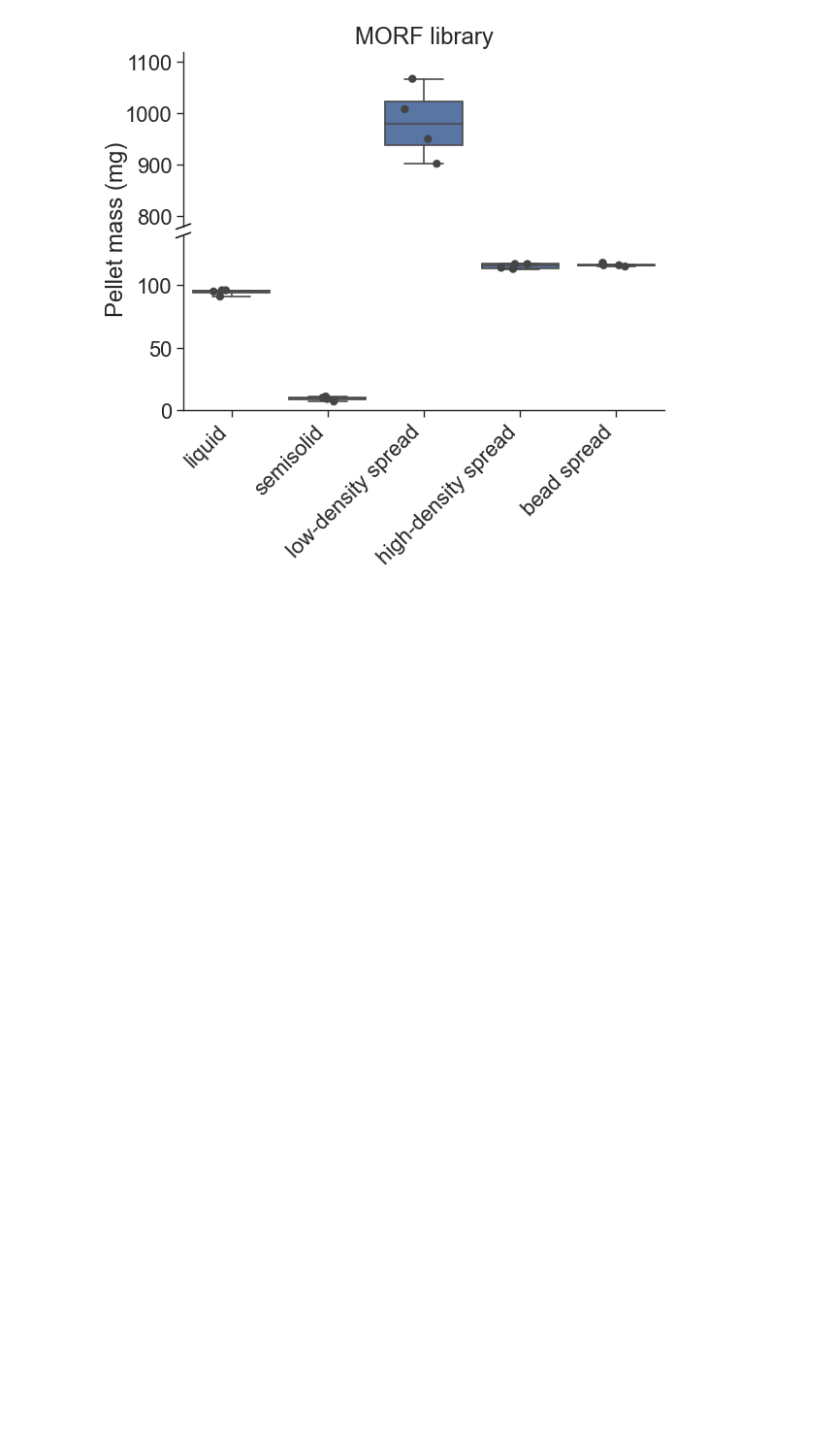
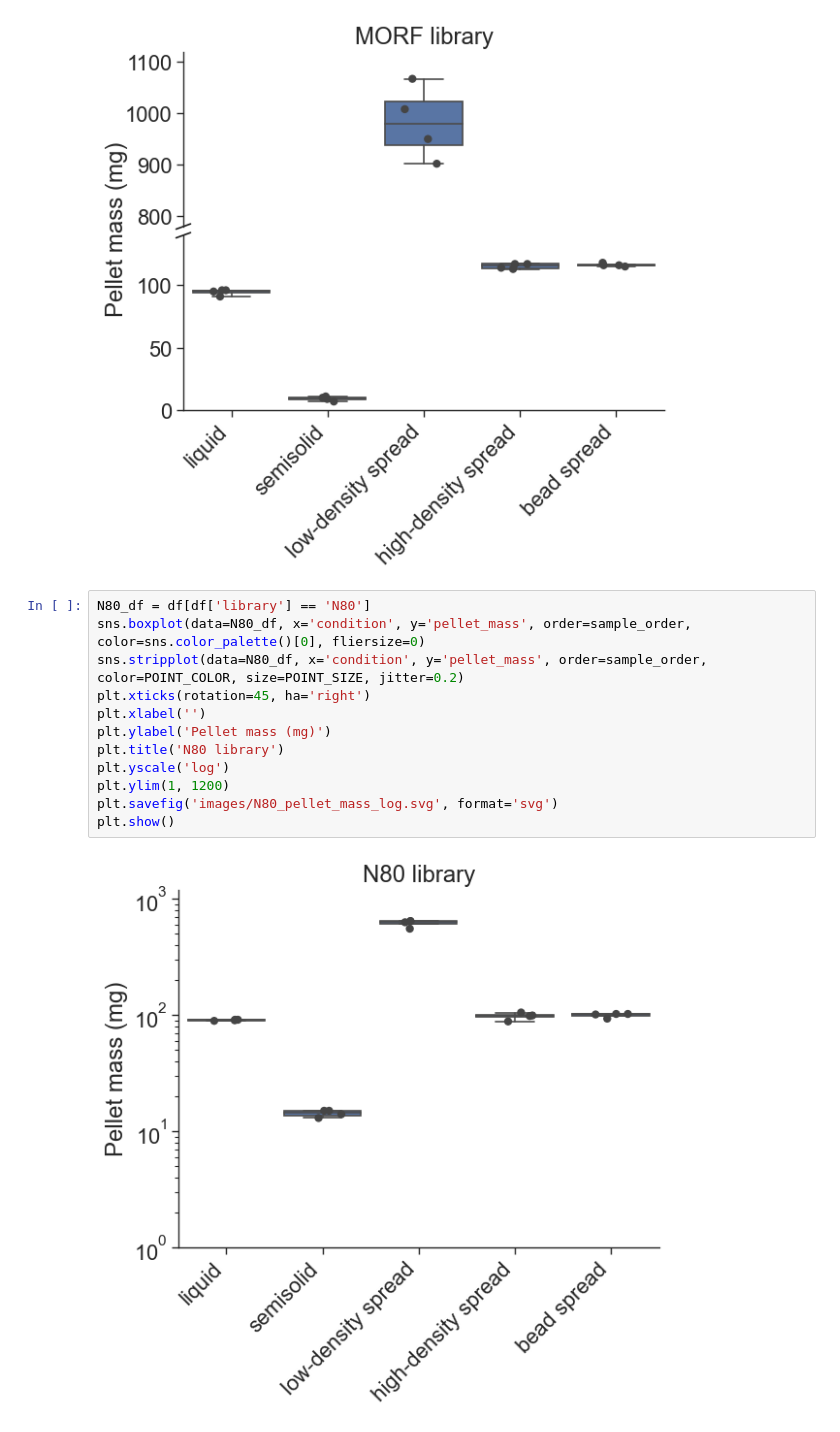
Before and after one commit to de-Boer-Lab/PlasmidLibraryCulture, a Jupyter notebook: analysis/pellet_mass.ipynb, the cells around one changed output. Saved outputs shown, nothing was run; the diff lists cells and outputs as text; blank space fills up the shorter version.

```diff
--- a/analysis/pellet_mass.ipynb
+++ b/analysis/pellet_mass.ipynb
@@ -90,3 +90,17 @@ plt.savefig('images/MORF_pellet_mass.svg', format='svg')
 plt.show()
 # %% [output]
 [figure]
+# %%
+N80_df = df[df['library'] == 'N80']
+sns.boxplot(data=N80_df, x='condition', y='pellet_mass', order=sample_order, color=sns.color_palette()[0], fliersize=0)
+sns.stripplot(data=N80_df, x='condition', y='pellet_mass', order=sample_order, color=POINT_COLOR, size=POINT_SIZE, jitter=0.2)
+plt.xticks(rotation=45, ha='right')
+plt.xlabel('')
+plt.ylabel('Pellet mass (mg)')
+plt.title('N80 library')
+plt.yscale('log')
+plt.ylim(1, 1200)
+plt.savefig('images/N80_pellet_mass_log.svg', format='svg')
+plt.show()
+# %% [output]
+[figure, added]
```
Also changed, not shown: parts of 1 cell of this notebook.
